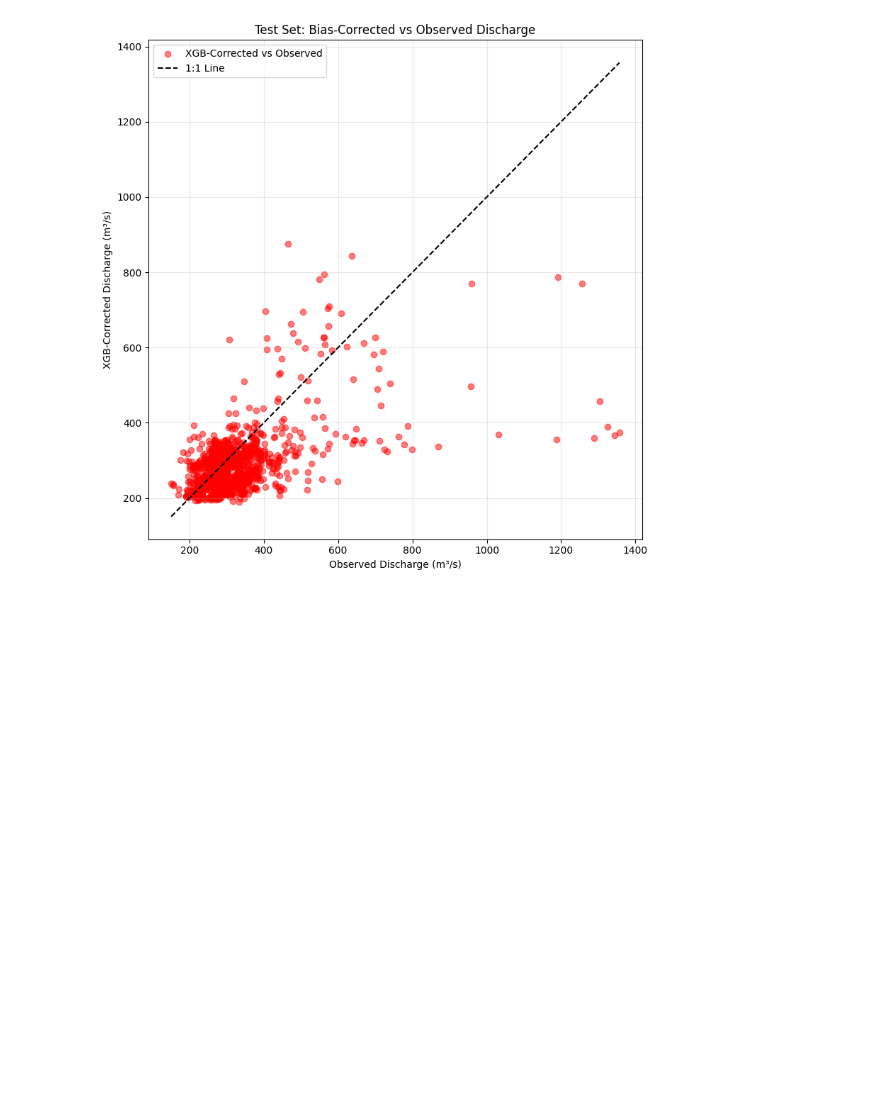
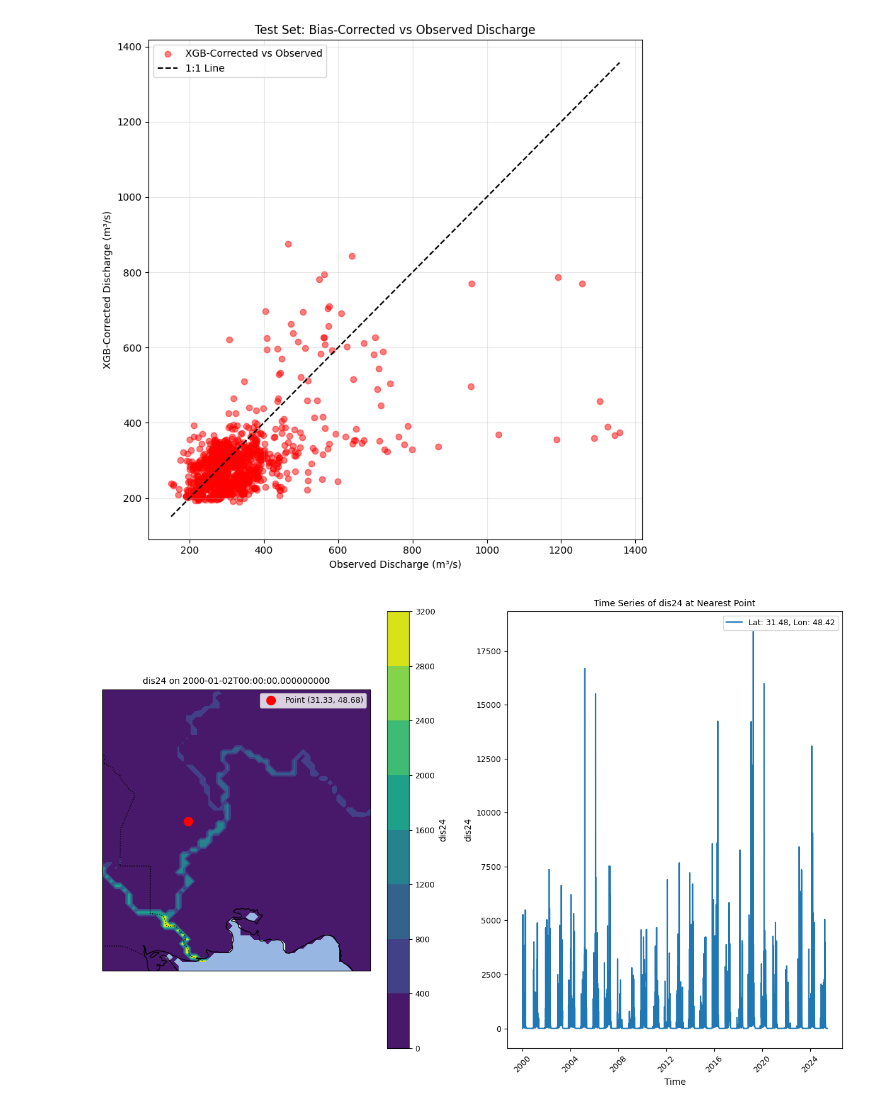
Before and after one commit to AliRezaee86/River_Discharge_Data, a Jupyter notebook: Validation_Data_Discharge.ipynb, the cells around one changed output. Drawn from its saved outputs; the diff is of its cells as text; code cells hidden in the pictures; blank space fills up the shorter version.

Commit message:
add data

```diff
--- a/Validation_Data_Discharge.ipynb
+++ b/Validation_Data_Discharge.ipynb
@@ -842,3 +832,66 @@ Test                      | MAE:   69.24 | RMSE:   116.56 | NSE:   0.195
 [figure]
 [figure]
 [figure]
+# %%
+## Hamidiehhhh
+import xarray as xr
+import matplotlib.pyplot as plt
+import cartopy.crs as ccrs
+import cartopy.feature as cfeature
+import numpy as np
+
+# Load the dataset
+Data_All = xr.open_dataset(r"combined_dis24_2.nc")
+
+# Coordinates of the point of interest
+target_lat = 31.5
+target_lon = 48.433333
+
+# Select the nearest grid point for the time series
+point_data = Data_All['dis24'].sel(latitude=target_lat, longitude=target_lon, method='nearest')
+
+# Create a figure with two subplots: one for the map, one for the time series
+fig = plt.figure(figsize=(12, 8))
+
+# --- Map Plot ---
+ax1 = fig.add_subplot(121, projection=ccrs.PlateCarree())
+# Plot the dis24 variable for the first time step
+map_data = Data_All['dis24'].isel(valid_time=100)  # First time step (2007-01-02)
+map_plot = ax1.contourf(
+    Data_All['longitude'], Data_All['latitude'], map_data,
+    cmap='viridis', transform=ccrs.PlateCarree()
+)
+# Add map features
+ax1.add_feature(cfeature.COASTLINE)
+ax1.add_feature(cfeature.BORDERS, linestyle=':')
+ax1.add_feature(cfeature.LAND)
+ax1.add_feature(cfeature.OCEAN)
+# Mark the point of interest
+ax1.plot(target_lon, target_lat, 'ro', markersize=10, transform=ccrs.PlateCarree(), label='Point (31.33, 48.68)')
+# Add colorbar
+plt.colorbar(map_plot, ax=ax1, label='dis24')
+# Set title and labels
+ax1.set_title(f'dis24 on {Data_All["valid_time"].isel(valid_time=0).values}')
+ax1.set_xlabel('Longitude')
+ax1.set_ylabel('Latitude')
+ax1.legend()
+
+# --- Time Series Plot ---
+ax2 = fig.add_subplot(122)
+# Plot the time series at the selected point
+ax2.plot(Data_All['valid_time'], point_data, label=f'Lat: {point_data.latitude.values:.2f}, Lon: {point_data.longitude.values:.2f}')
+# Set title and labels
+ax2.set_title('Time Series of dis24 at Nearest Point')
+ax2.set_xlabel('Time')
+ax2.set_ylabel('dis24')
+ax2.legend()
+# Rotate x-axis labels for better readability
+plt.setp(ax2.get_xticklabels(), rotation=45)
+
+# Adjust layout to prevent overlap
+plt.tight_layout()
+
+# Show the plots
+plt.show()
+# %% [output]
+[figure, added]
```
Also changed, not shown: parts of 7 cells of this notebook.
